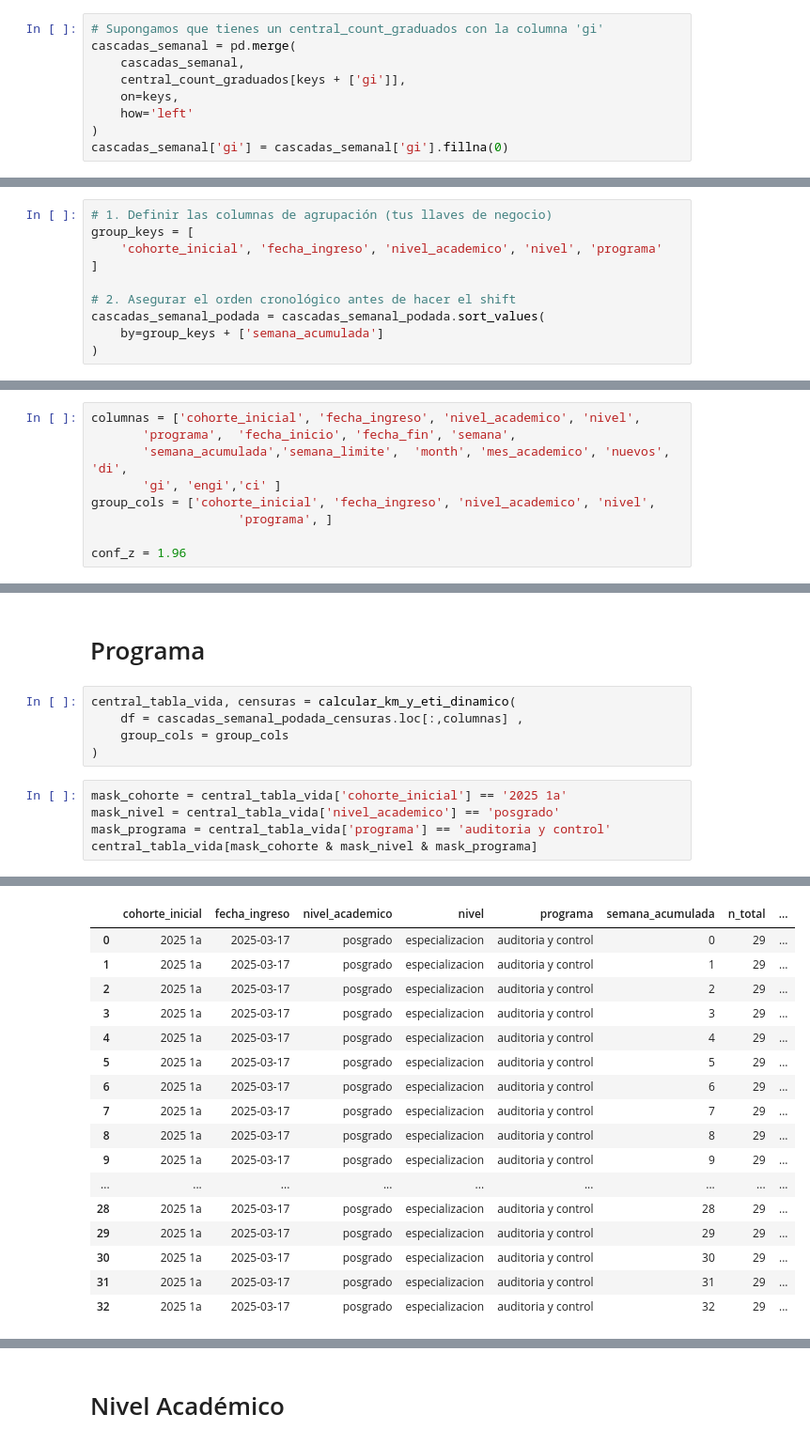
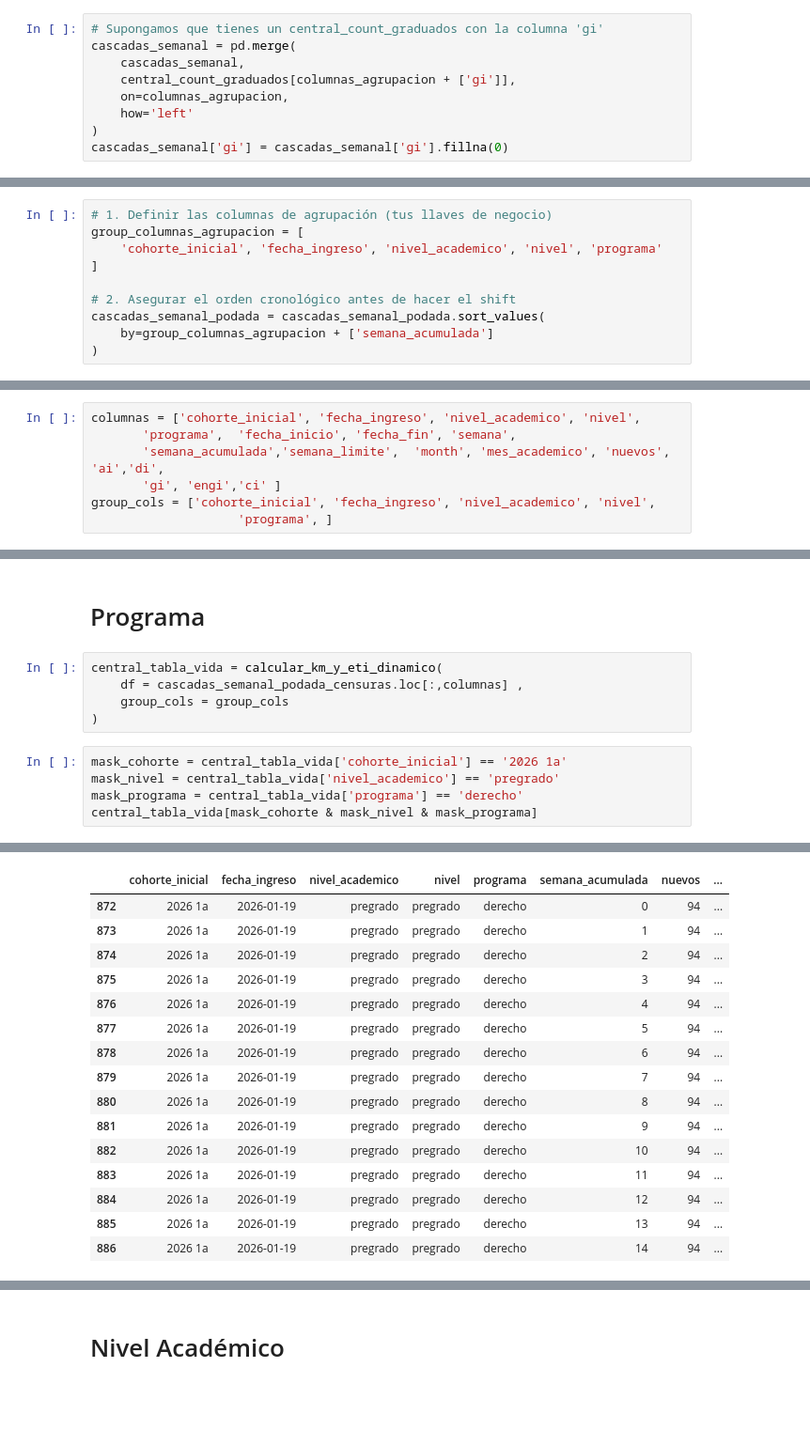
Before and after one commit to juanjimenez-design/central_perm_flow, a Jupyter notebook: notebooks/nb_cascadas_lifetables_survival.ipynb, the cells around one changed output, grey strips where cells are left out. Shown at 94% size. Drawn from its saved outputs; the diff is of its cells as text; blank space fills up the shorter version.

```diff
--- a/notebooks/nb_cascadas_lifetables_survival.ipynb
+++ b/notebooks/nb_cascadas_lifetables_survival.ipynb
@@ -200,8 +530,8 @@ central_count_graduados = (central_graduados_calendario_academico.loc[:, keys +
 # Supongamos que tienes un central_count_graduados con la columna 'gi'
 cascadas_semanal = pd.merge(
     cascadas_semanal,
-    central_count_graduados[keys + ['gi']],
-    on=keys,
+    central_count_graduados[columnas_agrupacion + ['gi']],
+    on=columnas_agrupacion,
     how='left'
 )
 cascadas_semanal['gi'] = cascadas_semanal['gi'].fillna(0)
@@ -262,11 +561,11 @@ cascadas_semanal_podada['gi_cum'] = cascadas_semanal_podada.groupby(['fecha_ingr
 cascadas_semanal_podada['ai'] = cascadas_semanal_podada['nuevos'] - cascadas_semanal_podada['di_cum'] - cascadas_semanal_podada['gi_cum']
 # %%
 # 1. Definir las columnas de agrupación (tus llaves de negocio)
-group_keys = [
+group_columnas_agrupacion = [
     'cohorte_inicial', 'fecha_ingreso', 'nivel_academico', 'nivel', 'programa'
 ]
 
 # 2. Asegurar el orden cronológico antes de hacer el shift
 cascadas_semanal_podada = cascadas_semanal_podada.sort_values(
-    by=group_keys + ['semana_acumulada']
+    by=group_columnas_agrupacion + ['semana_acumulada']
 )
@@ -473,9 +579,7 @@ def calcular_km_y_eti_dinamico(
 # %%
 columnas = ['cohorte_inicial', 'fecha_ingreso', 'nivel_academico', 'nivel',
        'programa',  'fecha_inicio', 'fecha_fin', 'semana',
-       'semana_acumulada','semana_limite',  'month', 'mes_academico', 'nuevos', 'di',
+       'semana_acumulada','semana_limite',  'month', 'mes_academico', 'nuevos', 'ai','di',
        'gi', 'engi','ci' ]
 group_cols = ['cohorte_inicial', 'fecha_ingreso', 'nivel_academico', 'nivel',
                     'programa', ]
-
-conf_z = 1.96
@@ -486,31 +586,30 @@ conf_z = 1.96
 # %% [markdown]
 # Programa
 # %%
-central_tabla_vida, censuras = calcular_km_y_eti_dinamico(
+central_tabla_vida = calcular_km_y_eti_dinamico(
     df = cascadas_semanal_podada_censuras.loc[:,columnas] ,
     group_cols = group_cols
 )
 # %%
-mask_cohorte = central_tabla_vida['cohorte_inicial'] == '2025 1a'
-mask_nivel = central_tabla_vida['nivel_academico'] == 'posgrado'
-mask_programa = central_tabla_vida['programa'] == 'auditoria y control'
+mask_cohorte = central_tabla_vida['cohorte_inicial'] == '2026 1a'
+mask_nivel = central_tabla_vida['nivel_academico'] == 'pregrado'
+mask_programa = central_tabla_vida['programa'] == 'derecho'
 central_tabla_vida[mask_cohorte & mask_nivel & mask_programa]
 # %% [output]
 [interactive output not drawn]
-|  | cohorte_inicial | fecha_ingreso | nivel_academico | nivel | programa | semana_acumulada | n_total | ... |
-| 0 | 2025 1a | 2025-03-17 | posgrado | especializacion | auditoria y control | 0 | 29 | ... |
-| 1 | 2025 1a | 2025-03-17 | posgrado | especializacion | auditoria y control | 1 | 29 | ... |
-| 2 | 2025 1a | 2025-03-17 | posgrado | especializacion | auditoria y control | 2 | 29 | ... |
-| 3 | 2025 1a | 2025-03-17 | posgrado | especializacion | auditoria y control | 3 | 29 | ... |
-| 4 | 2025 1a | 2025-03-17 | posgrado | especializacion | auditoria y control | 4 | 29 | ... |
-| 5 | 2025 1a | 2025-03-17 | posgrado | especializacion | auditoria y control | 5 | 29 | ... |
-| 6 | 2025 1a | 2025-03-17 | posgrado | especializacion | auditoria y control | 6 | 29 | ... |
-| 7 | 2025 1a | 2025-03-17 | posgrado | especializacion | auditoria y control | 7 | 29 | ... |
-| 8 | 2025 1a | 2025-03-17 | posgrado | especializacion | auditoria y control | 8 | 29 | ... |
-| 9 | 2025 1a | 2025-03-17 | posgrado | especializacion | auditoria y control | 9 | 29 | ... |
-| ... | ... | ... | ... | ... | ... | ... | ... | ... |
-| 28 | 2025 1a | 2025-03-17 | posgrado | especializacion | auditoria y control | 28 | 29 | ... |
-| 29 | 2025 1a | 2025-03-17 | posgrado | especializacion | auditoria y control | 29 | 29 | ... |
-| 30 | 2025 1a | 2025-03-17 | posgrado | especializacion | auditoria y control | 30 | 29 | ... |
-| 31 | 2025 1a | 2025-03-17 | posgrado | especializacion | auditoria y control | 31 | 29 | ... |
-| 32 | 2025 1a | 2025-03-17 | posgrado | especializacion | auditoria y control | 32 | 29 | ... |
+|  | cohorte_inicial | fecha_ingreso | nivel_academico | nivel | programa | semana_acumulada | nuevos | ... |
+| 872 | 2026 1a | 2026-01-19 | pregrado | pregrado | derecho | 0 | 94 | ... |
+| 873 | 2026 1a | 2026-01-19 | pregrado | pregrado | derecho | 1 | 94 | ... |
+| 874 | 2026 1a | 2026-01-19 | pregrado | pregrado | derecho | 2 | 94 | ... |
+| 875 | 2026 1a | 2026-01-19 | pregrado | pregrado | derecho | 3 | 94 | ... |
+| 876 | 2026 1a | 2026-01-19 | pregrado | pregrado | derecho | 4 | 94 | ... |
+| 877 | 2026 1a | 2026-01-19 | pregrado | pregrado | derecho | 5 | 94 | ... |
+| 878 | 2026 1a | 2026-01-19 | pregrado | pregrado | derecho | 6 | 94 | ... |
+| 879 | 2026 1a | 2026-01-19 | pregrado | pregrado | derecho | 7 | 94 | ... |
+| 880 | 2026 1a | 2026-01-19 | pregrado | pregrado | derecho | 8 | 94 | ... |
+| 881 | 2026 1a | 2026-01-19 | pregrado | pregrado | derecho | 9 | 94 | ... |
+| 882 | 2026 1a | 2026-01-19 | pregrado | pregrado | derecho | 10 | 94 | ... |
+| 883 | 2026 1a | 2026-01-19 | pregrado | pregrado | derecho | 11 | 94 | ... |
+| 884 | 2026 1a | 2026-01-19 | pregrado | pregrado | derecho | 12 | 94 | ... |
+| 885 | 2026 1a | 2026-01-19 | pregrado | pregrado | derecho | 13 | 94 | ... |
+| 886 | 2026 1a | 2026-01-19 | pregrado | pregrado | derecho | 14 | 94 | ... |
```
Also changed, not shown: parts of 30 cells of this notebook, 5 other files.
